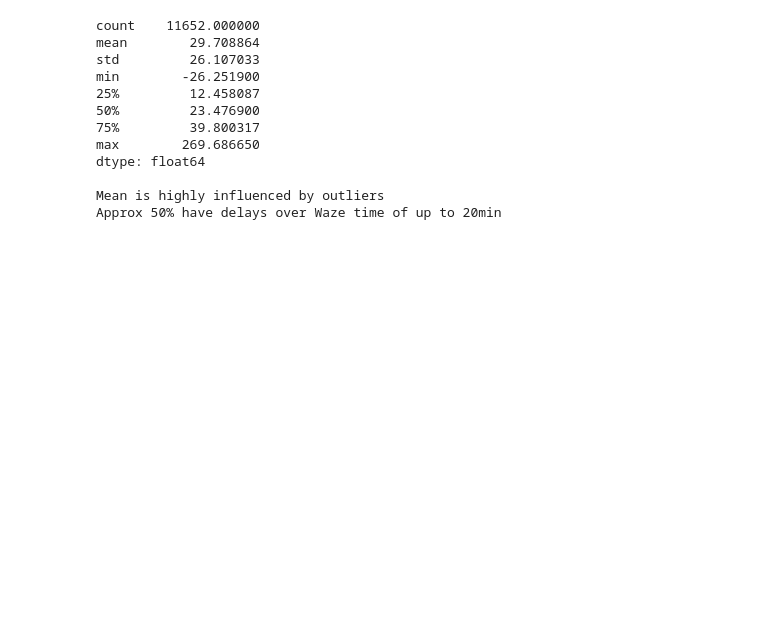
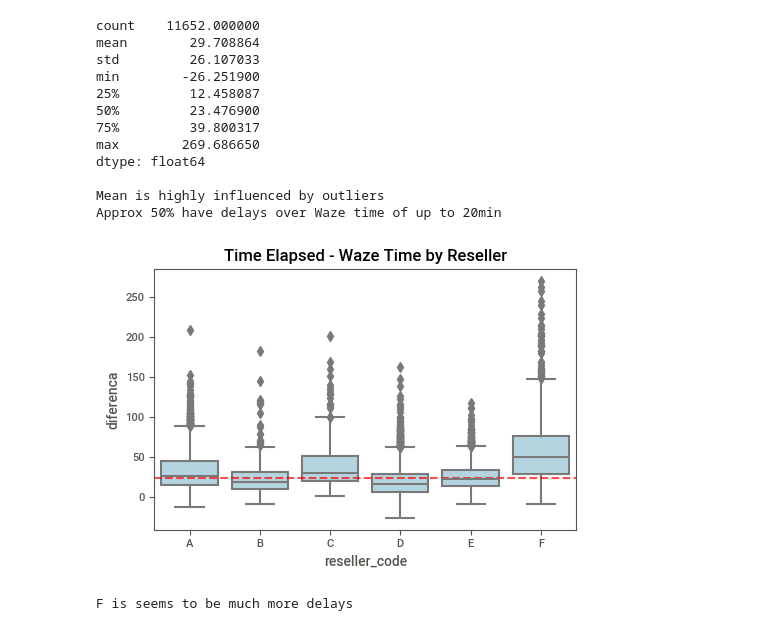
Before and after one commit to Rogerio-mack/work, a Jupyter notebook: EDA_Guilherme_TCC2.ipynb, the cells around one changed output. Saved outputs shown, nothing was run; the diff lists cells and outputs as text; code cells hidden in the pictures; blank space fills up the shorter version.

```diff
--- a/EDA_Guilherme_TCC2.ipynb
+++ b/EDA_Guilherme_TCC2.ipynb
@@ -477,3 +477,22 @@ dtype: float64
 
 Mean is highly influenced by outliers
 Approx 50% have delays over Waze time of up to 20min
+# %%
+import seaborn as sns
+import numpy as np
+fig, ax = plt.subplots(1,1,figsize=(5,3.5))
+
+dataset['diferenca'] = dataset['time_elapsed'] -  dataset['waze_avg_time']
+dataset['reseller_code'] = dataset['reseller'].map(reseller_map)
+
+sns.boxplot(y='diferenca', x='reseller_code', data=dataset, ax=ax, color='lightblue')
+ax.set_title('Time Elapsed - Waze Time by Reseller')
+
+ax.hlines(dataset['diferenca'].median(),-0.5,5.5,color='r',linestyle='--',alpha=0.7)
+plt.tight_layout()
+plt.show()
+
+print('F is seems to be much more delays')
+# %% [output]
+[figure, added]
+F is seems to be much more delays
```
Also changed, not shown: parts of 1 cell of this notebook.
